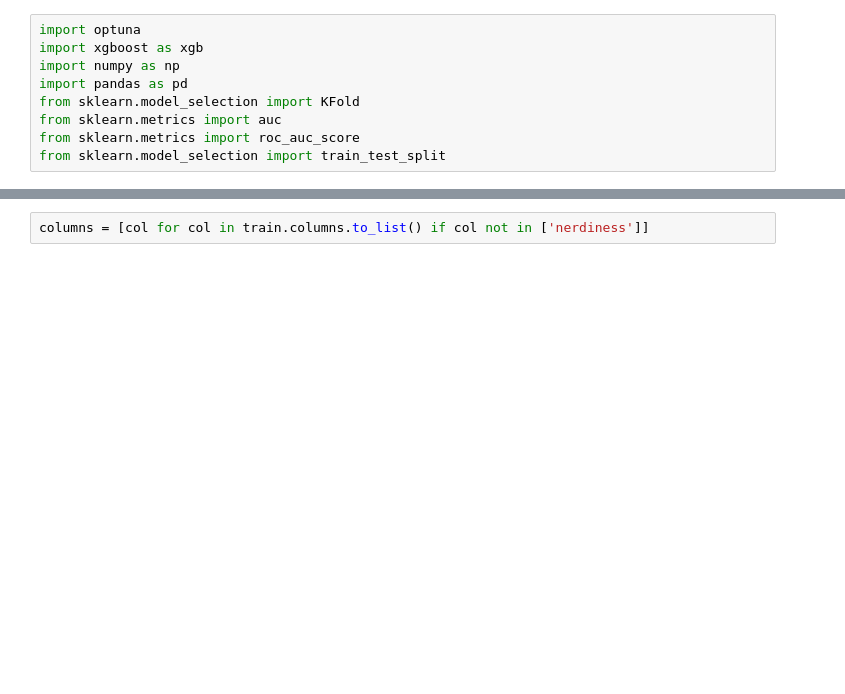
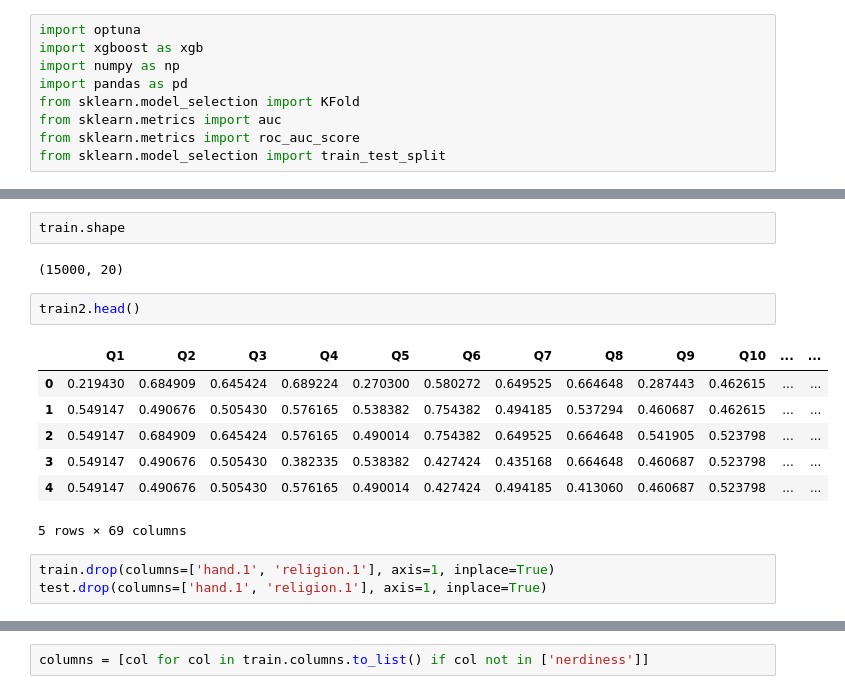
Before and after one commit to Seokii/2022_SWAI_Qualifiers, a Jupyter notebook: notebooks/XGBoost.ipynb, the cells around one changed output, grey strips where cells are left out. Cells and saved outputs as stored; diff of their text form; blank space fills up the shorter version.

```diff
--- a/notebooks/XGBoost.ipynb
+++ b/notebooks/XGBoost.ipynb
@@ -28,0 +16,17 @@ display(train)
+# %%
+train.shape
+# %% [output]
+(15000, 20)
+# %%
+train2.head()
+# %% [output]
+|  | Q1 | Q2 | Q3 | Q4 | Q5 | Q6 | Q7 | Q8 | Q9 | Q10 | ... | ... |
+| 0 | 0.219430 | 0.684909 | 0.645424 | 0.689224 | 0.270300 | 0.580272 | 0.649525 | 0.664648 | 0.287443 | 0.462615 | ... | ... |
+| 1 | 0.549147 | 0.490676 | 0.505430 | 0.576165 | 0.538382 | 0.754382 | 0.494185 | 0.537294 | 0.460687 | 0.462615 | ... | ... |
+| 2 | 0.549147 | 0.684909 | 0.645424 | 0.576165 | 0.490014 | 0.754382 | 0.649525 | 0.664648 | 0.541905 | 0.523798 | ... | ... |
+| 3 | 0.549147 | 0.490676 | 0.505430 | 0.382335 | 0.538382 | 0.427424 | 0.435168 | 0.664648 | 0.460687 | 0.523798 | ... | ... |
+| 4 | 0.549147 | 0.490676 | 0.505430 | 0.576165 | 0.490014 | 0.427424 | 0.494185 | 0.413060 | 0.460687 | 0.523798 | ... | ... |
+5 rows × 69 columns
+# %%
+train.drop(columns=['hand.1', 'religion.1'], axis=1, inplace=True)
+test.drop(columns=['hand.1', 'religion.1'], axis=1, inplace=True)
```
Also changed, not shown: parts of 25 cells of this notebook, 2 other files.
